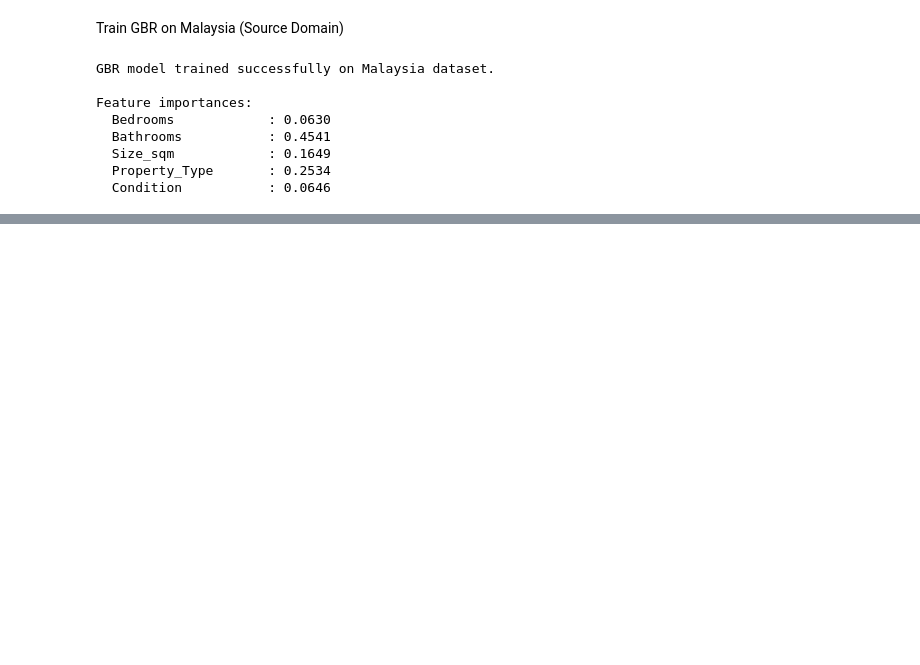
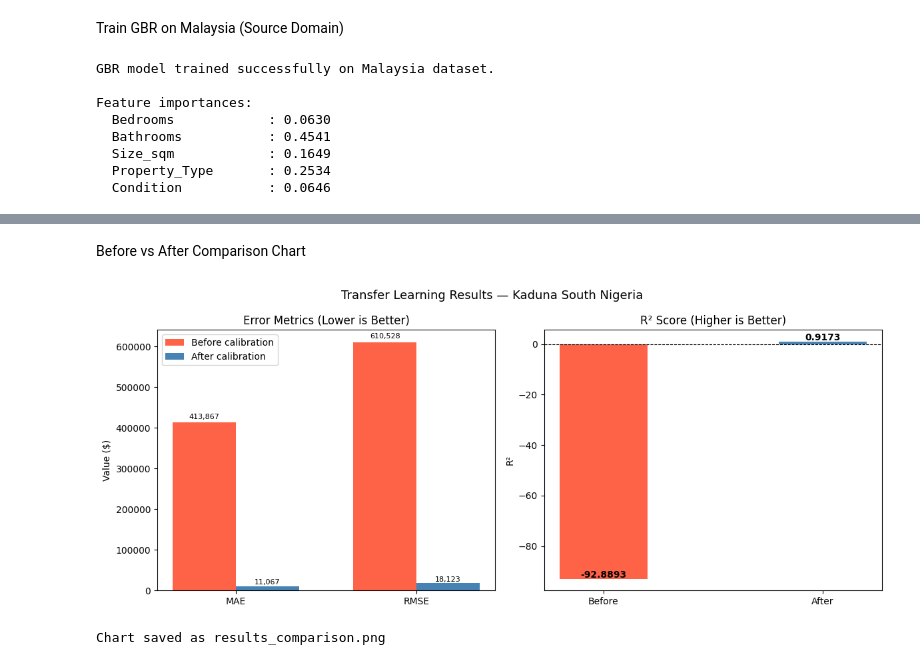
Before and after one commit to Makanaki662/transfer-learning-kaduna-house-price, a Jupyter notebook: outputs/analysis.ipynb, the cells around one changed output, grey strips where cells are left out. Cells and saved outputs as stored; diff of their text form; code cells hidden in the pictures; blank space fills up the shorter version.

Commit message:
I have evaluated the Metrics

```diff
--- a/outputs/analysis.ipynb
+++ b/outputs/analysis.ipynb
@@ -1087,0 +1153,17 @@ Feature importances:
+# %%
+from sklearn.linear_model import LinearRegression
+
+# Input : raw GBR predictions on calibration set
+# Output: actual Kaduna prices
+# This is the domain adaptation step
+calibrator = LinearRegression()
+calibrator.fit(
+    raw_pred_calib.reshape(-1, 1),
+    y_calib
+)
+
+print("Calibration model trained successfully.")
+print(f"\n  Slope     : {calibrator.coef_[0]:.6f}")
+print(f"  Intercept : {calibrator.intercept_:,.4f}")
+print("\nThe calibrator has learned to map")
+print("Malaysia predictions → Kaduna actual prices.")
@@ -1087,0 +1213,55 @@ Feature importances:
+# %% [markdown]
+ Before vs After Comparison Chart
+# %%
+import matplotlib.pyplot as plt
+
+fig, axes = plt.subplots(1, 2, figsize=(12, 5))
+
+# --- Error metrics bar chart ---
+x = np.arange(2)
+w = 0.35
+ax1 = axes[0]
+b1  = ax1.bar(x - w/2, [mae_before, rmse_before],
+              w, label='Before calibration',
+              color='tomato')
+b2  = ax1.bar(x + w/2, [mae_after, rmse_after],
+              w, label='After calibration',
+              color='steelblue')
+ax1.set_xticks(x)
+ax1.set_xticklabels(['MAE', 'RMSE'])
+ax1.set_title("Error Metrics (Lower is Better)")
+ax1.set_ylabel("Value ($)")
+ax1.legend()
+for b in list(b1) + list(b2):
+    ax1.text(b.get_x() + b.get_width()/2,
+             b.get_height() * 1.01,
+             f'{b.get_height():,.0f}',
+             ha='center', va='bottom', fontsize=8)
+
+# --- R² bar chart ---
+ax2 = axes[1]
+bars = ax2.bar(['Before', 'After'],
+               [r2_before, r2_after],
+               color=['tomato', 'steelblue'],
+               width=0.4)
+ax2.set_title("R² Score (Higher is Better)")
+ax2.set_ylabel("R²")
+ax2.axhline(y=0, color='black',
+            linewidth=0.8, linestyle='--')
+for bar, val in zip(bars, [r2_before, r2_after]):
+    ax2.text(bar.get_x() + bar.get_width()/2,
+             bar.get_height() + 0.5,
+             f'{val:.4f}',
+             ha='center', fontweight='bold')
+
+plt.suptitle(
+    "Transfer Learning Results — Kaduna South Nigeria",
+    fontsize=13)
+plt.tight_layout()
+plt.savefig("results_comparison.png", dpi=150)
+plt.show()
+
+print("Chart saved as results_comparison.png")
+# %% [output]
+[figure, added]
+Chart saved as results_comparison.png
```
Also changed, not shown: parts of 8 cells of this notebook.
